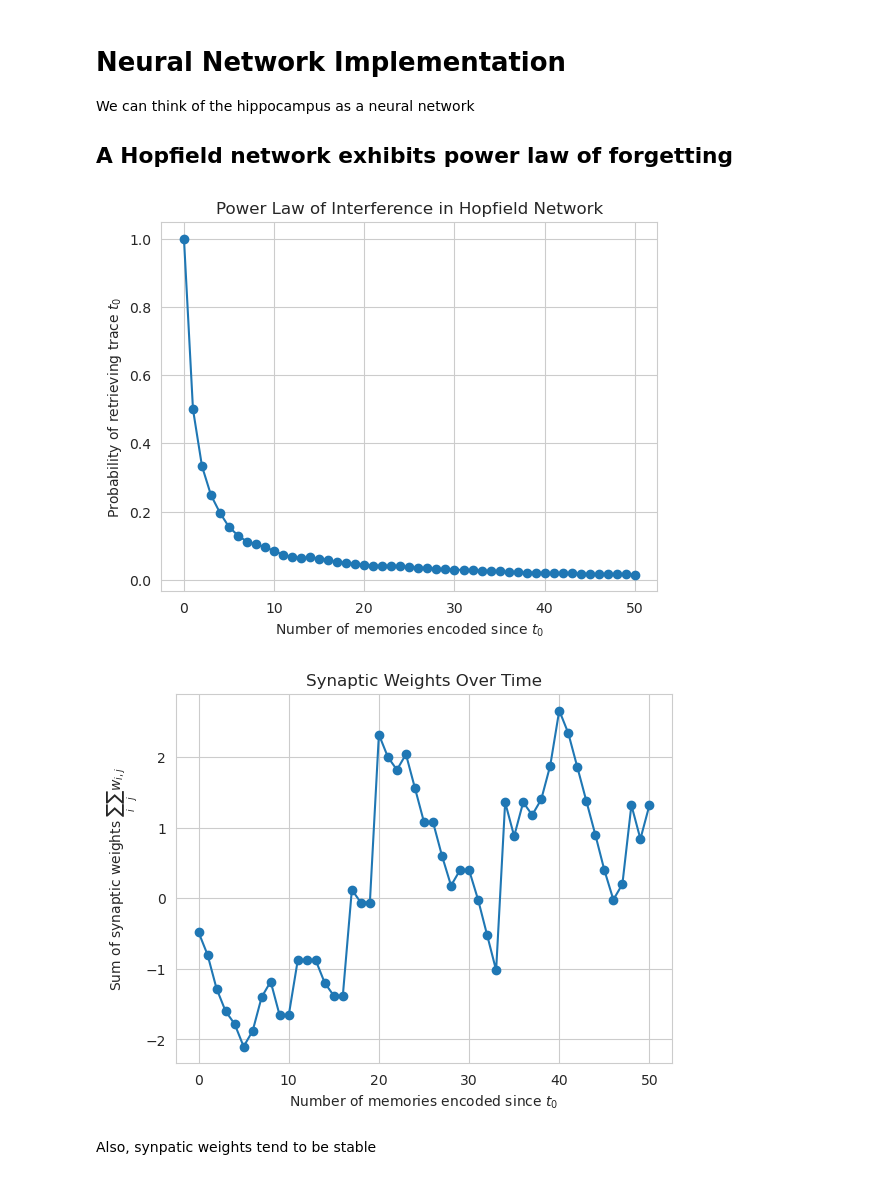
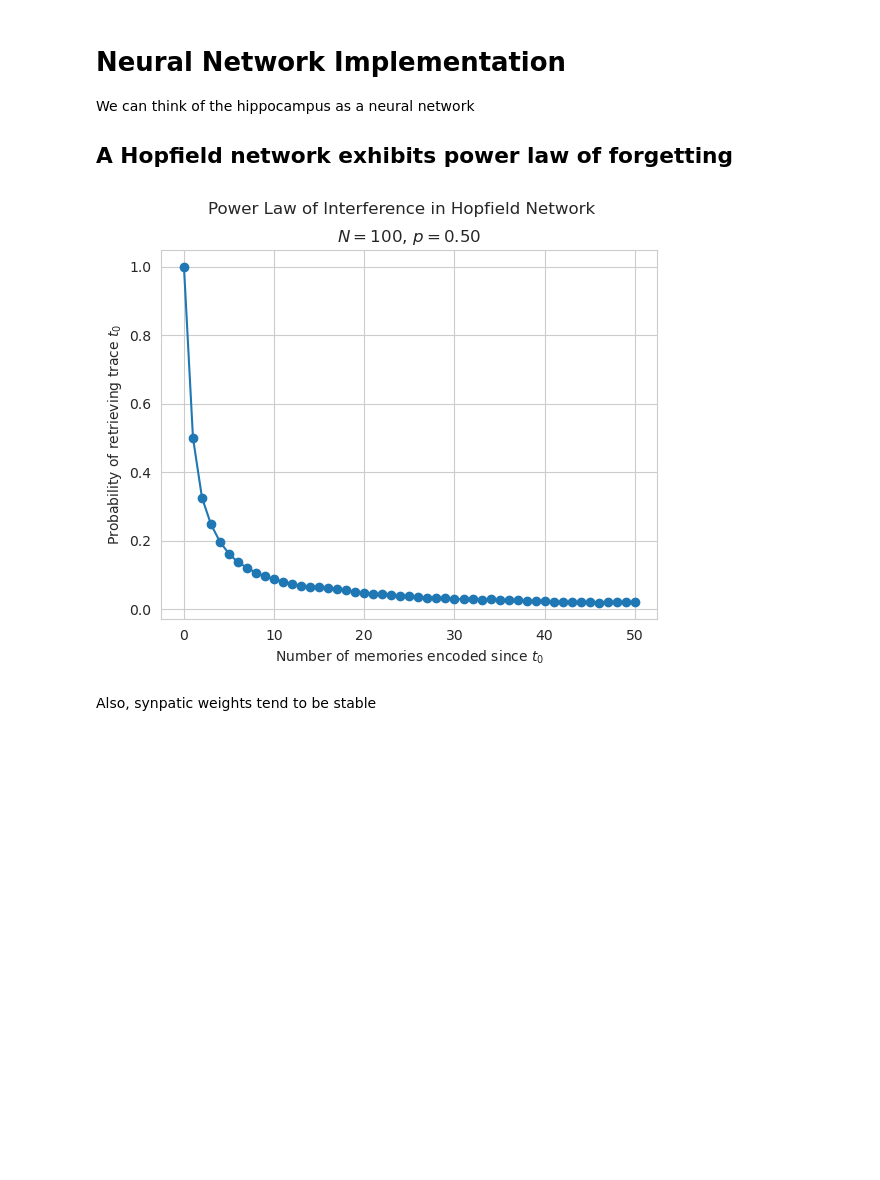
Before and after one commit to UWCCDL/SpacingEffect, a Jupyter notebook: spacing.ipynb, the cells around one changed output. Cells and saved outputs as stored; diff of their text form; code cells hidden in the pictures; blank space fills up the shorter version.

Commit message:
hopfield implementation of spacing effect

```diff
--- a/spacing.ipynb
+++ b/spacing.ipynb
@@ -416,36 +416,36 @@ def calculate_energy(memory):
 
 
 def calculate_probability(memory, memories, temperature=25):
     num = np.exp(calculate_energy(memory)/temperature)
     denom = np.sum([np.exp(calculate_energy(x)/temperature) for x in memories])
     return num/denom
 
 memory = generate_memory()
 
 learn(memory)
 calculate_energy(memory)
 
 memories = [memory]
 
 results = [calculate_probability(memory, memories)]
 
 weights = [np.sum(W)]
 
 for n in range(50):
     new = generate_memory()
     memories.append(new)
     learn(new)
     results.append(calculate_probability(memory, memories))
     weights.append(np.sum(W))
 
 plt.plot(results, "o-")
 plt.xlabel("Number of memories encoded since $t_0$")
 plt.ylabel("Probability of retrieving trace $t_0$")
-plt.title("Power Law of Interference in Hopfield Network")
+plt.suptitle("Power Law of Interference in Hopfield Network" )
+plt.title("$N = %d$, $p = %.2f$" % (N, P))
 plt.show()
 # %% [output]
-[figure, old version]
+[figure, new version]
-[figure, removed]
 # %% [markdown]
 Also, synpatic weights tend to be stable
 # %%
```
Also changed, not shown: parts of 3 cells of this notebook.
